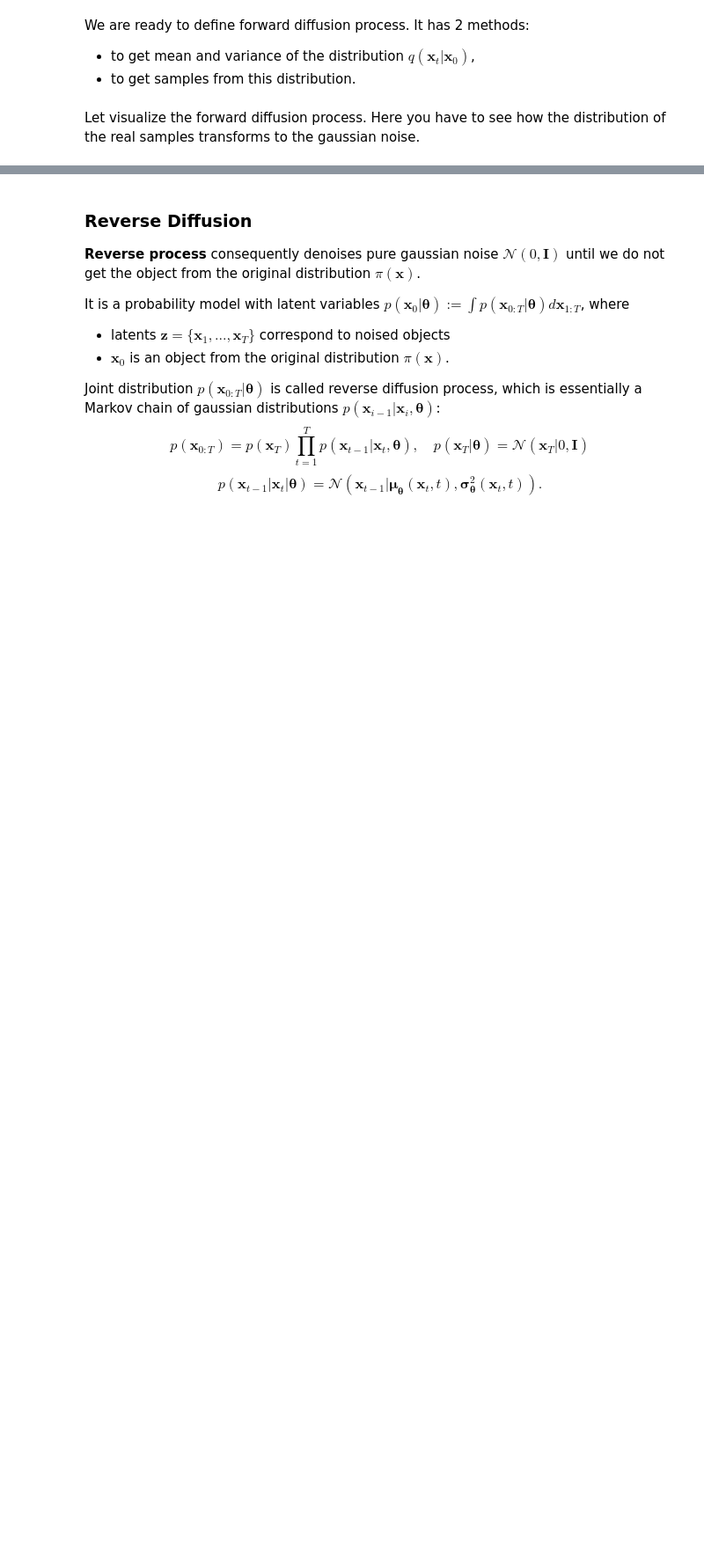
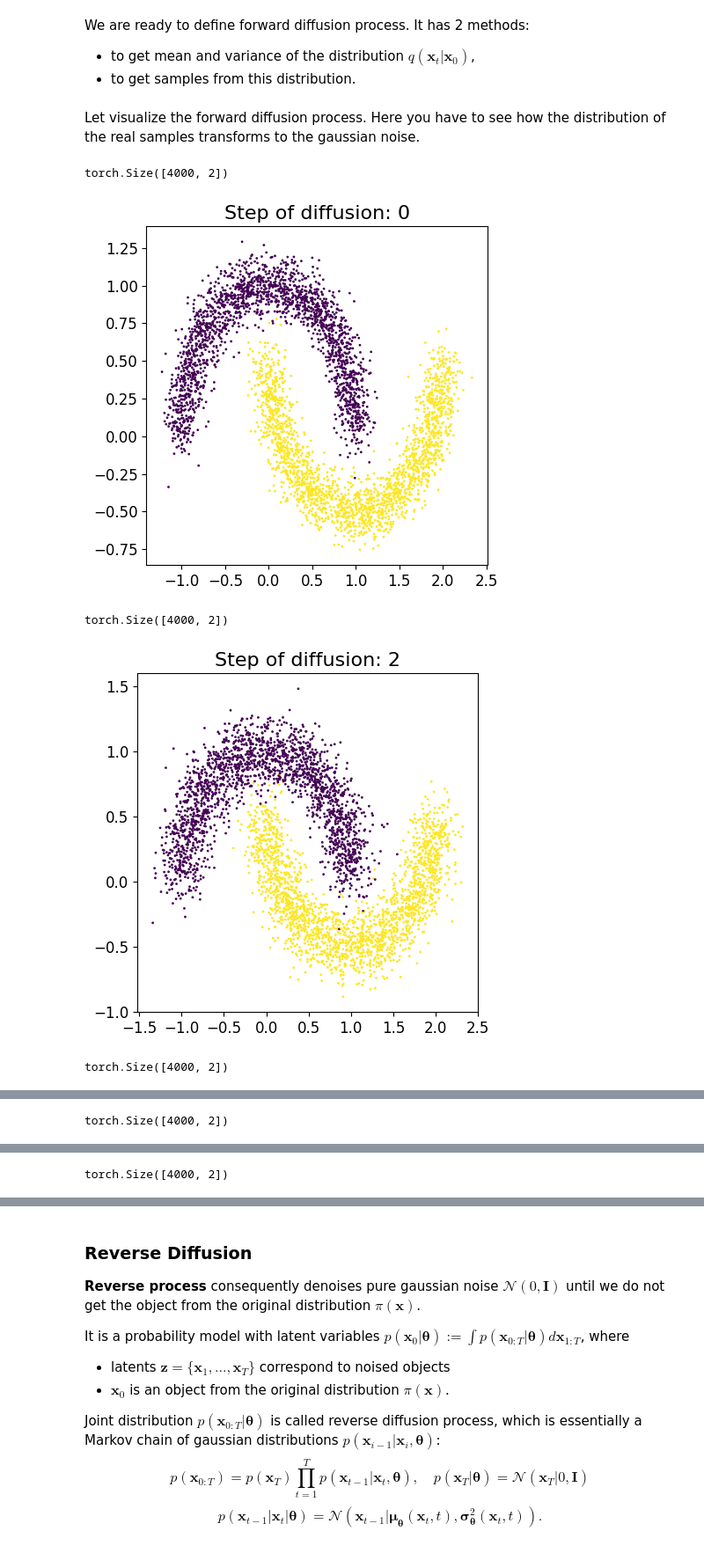
Before and after one commit to NMashalov/2023-DGM-MIPT-course, a Jupyter notebook: homeworks/hw6.ipynb, the cells around one changed output, grey strips where cells are left out. Shown at 88% size. Drawn from its saved outputs; the diff is of its cells as text; code cells hidden in the pictures; blank space fills up the shorter version.

```diff
--- a/homeworks/hw6.ipynb
+++ b/homeworks/hw6.ipynb
@@ -225,7 +272,9 @@ class ForwardDiffusion(BaseDiffusion):
         # ====
         # your code
         # calculate mean and variance of the distribution q(x_t | x_0) (use equation (1))
-        sqrt_alphas_cumprod = self.alphas_cumprod.sqrt()
+        alhpa_t = self.alphas_cumprod[t].unsqueeze(1)
+        mean = x0 * alhpa_t.sqrt()
+        variance = (1-alhpa_t) * torch.ones_like(x0)
         # ====
         return mean, variance
 
@@ -235,7 +284,10 @@ class ForwardDiffusion(BaseDiffusion):
         # ====
         # your code
         # sample from the distribution q(x_t | x_0) (use equation (2))
+        alhpa_t = self.alphas_cumprod[t].unsqueeze(1)
+        samples = x0 *alhpa_t.sqrt() + noise * (1-alhpa_t).sqrt()
         # ====
+
         return samples
 
 
@@ -264,11 +316,18 @@ Let visualize the forward diffusion process. Here you have to see how the distri
 # %%
 T = 100
 
 fdiff = ForwardDiffusion(num_timesteps=T)
 
 timestamps=[0, 2, 4, 10, 50]
 
 plot_n_steps = len(timestamps)
 for i, t in enumerate(timestamps):
-    x = fdiff.get_samples(x0=torch.from_numpy(train_data), t=torch.ones((train_data.shape[0], 1)).long() * t)
+    x = fdiff.get_samples(x0=torch.from_numpy(train_data), t=torch.ones((train_data.shape[0])).long() * t)
+    print(x.shape)
     visualize_2d_samples(x, title=f"Step of diffusion: {t}", labels=train_labels)
+# %% [output]
+torch.Size([4000, 2])
+[figure, added]
+torch.Size([4000, 2])
+[figure, added]
+torch.Size([4000, 2])
@@ -274,0 +335 @@ for i, t in enumerate(timestamps):
+torch.Size([4000, 2])
@@ -274,0 +337 @@ for i, t in enumerate(timestamps):
+torch.Size([4000, 2])
```
Also changed, not shown: parts of 8 cells of this notebook.
